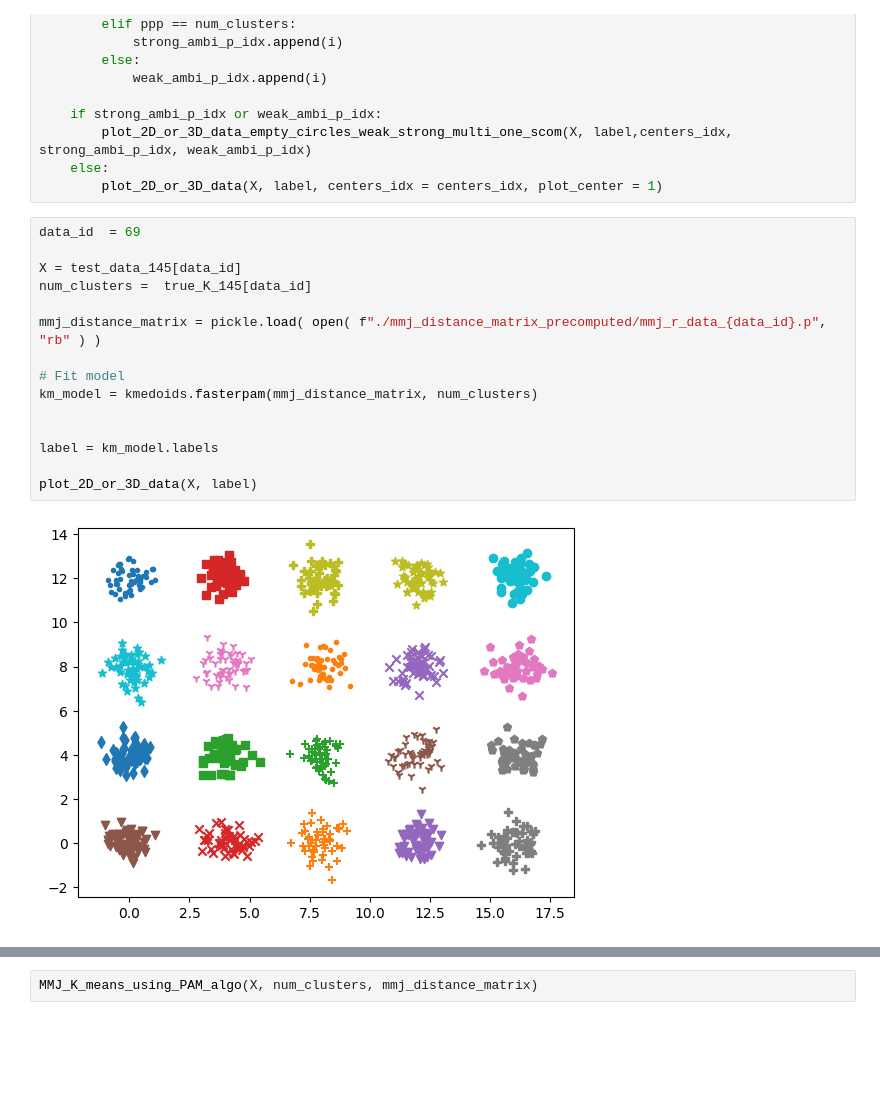
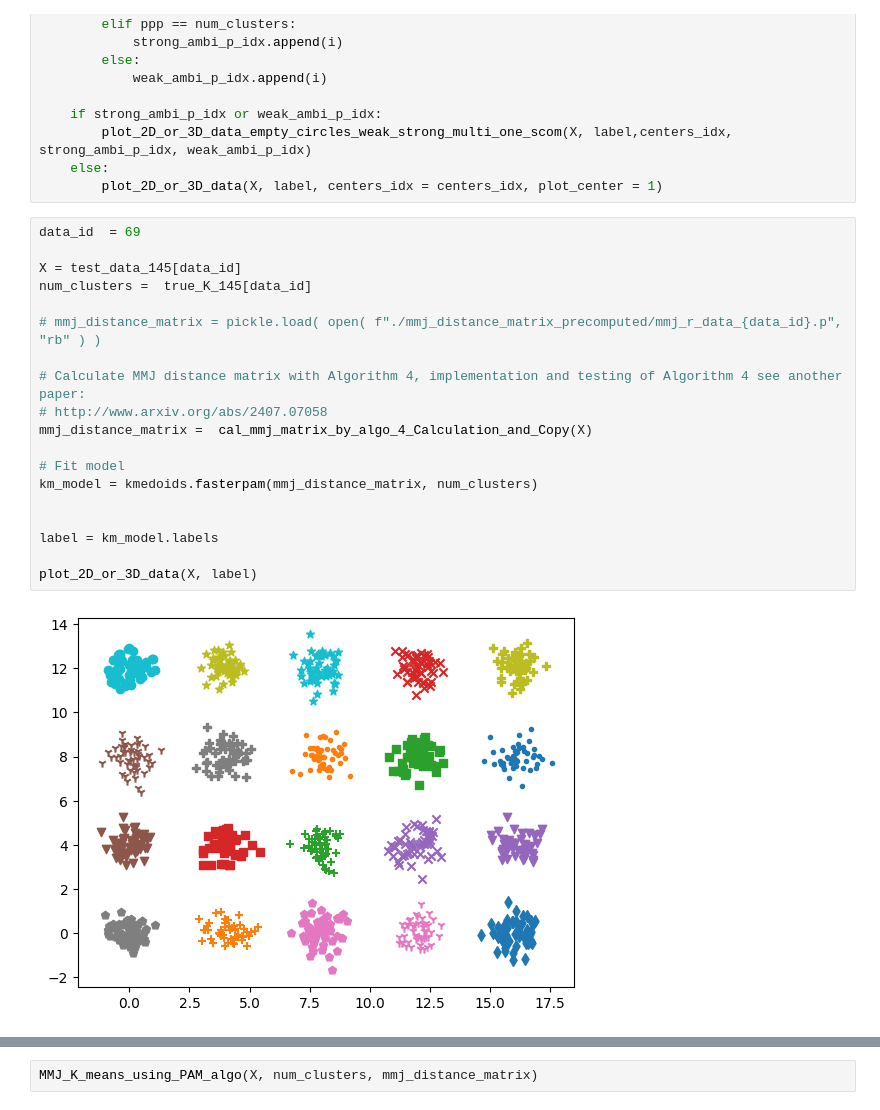
Before and after one commit to mike-liuliu/Min-Max-Jump-distance, a Jupyter notebook: test using PAM algorithm.ipynb, the cells around one changed output, grey strips where cells are left out. Drawn from its saved outputs; the diff is of its cells as text; blank space fills up the shorter version.

```diff
--- a/test using PAM algorithm.ipynb
+++ b/test using PAM algorithm.ipynb
@@ -30,20 +30,24 @@ def MMJ_K_means_using_PAM_algo(X, num_clusters, mmj_matrix):
 # %%
 data_id  = 69
 
 X = test_data_145[data_id]
 num_clusters =  true_K_145[data_id]
 
-mmj_distance_matrix = pickle.load( open( f"./mmj_distance_matrix_precomputed/mmj_r_data_{data_id}.p", "rb" ) )
+# mmj_distance_matrix = pickle.load( open( f"./mmj_distance_matrix_precomputed/mmj_r_data_{data_id}.p", "rb" ) )
+
+# Calculate MMJ distance matrix with Algorithm 4, implementation and testing of Algorithm 4 see another paper:
+# http://www.arxiv.org/abs/2407.07058
+mmj_distance_matrix =  cal_mmj_matrix_by_algo_4_Calculation_and_Copy(X)
 
 # Fit model
 km_model = kmedoids.fasterpam(mmj_distance_matrix, num_clusters)
 
 
 label = km_model.labels
 
 plot_2D_or_3D_data(X, label)
 # %% [output]
-[figure, old version]
+[figure, new version]
 # %%
 MMJ_K_means_using_PAM_algo(X, num_clusters, mmj_distance_matrix)
 # %% [output]
```
Also changed, not shown: parts of 11 cells of this notebook, 5 other files.
